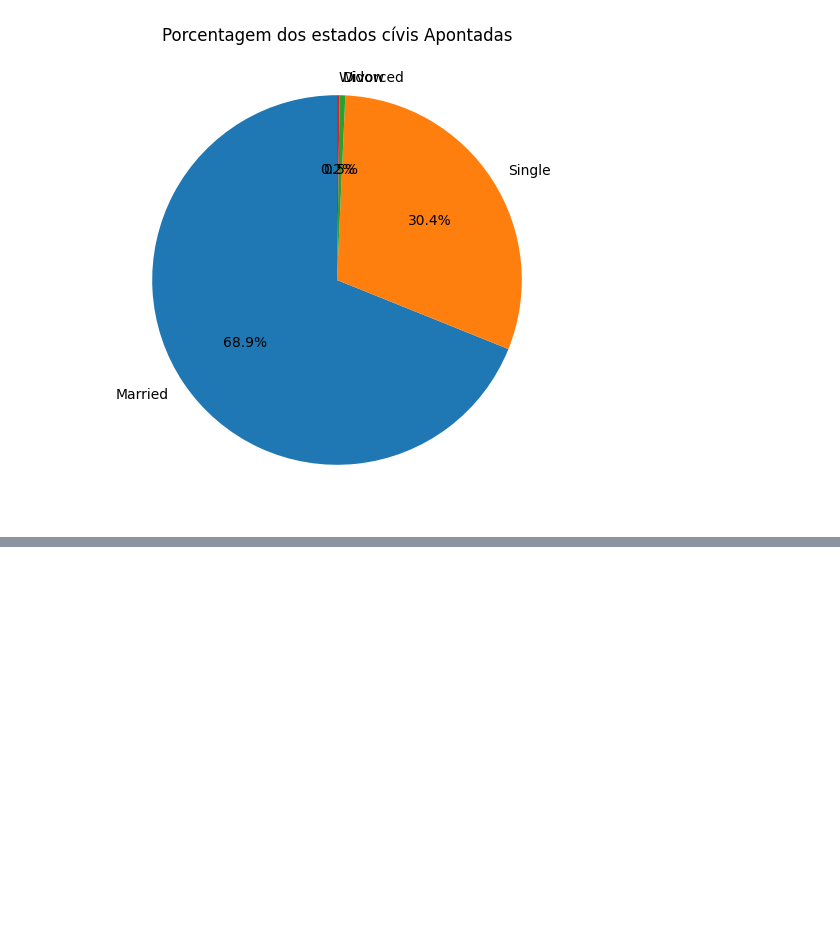
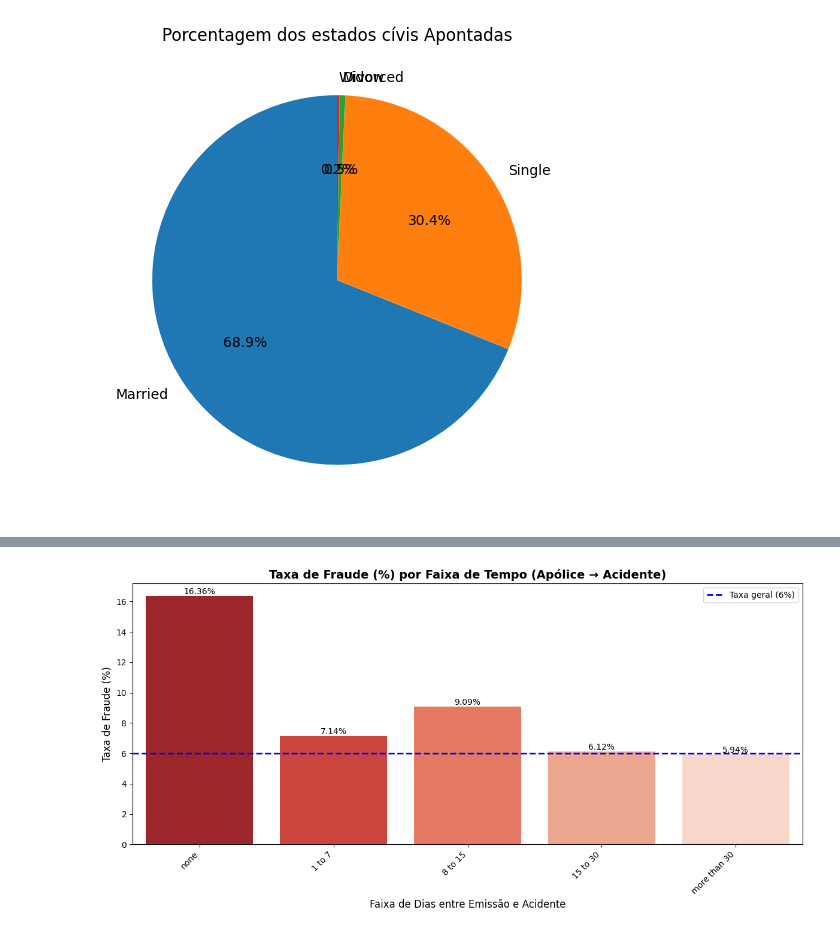
Before and after one commit to alekspettherson/Facens-Pos, a Jupyter notebook: Fundamentos Machine Learning/Trabalho_Final/242789-TrabalhoFinal.ipynb, the cells around one changed output, grey strips where cells are left out. Cells and saved outputs as stored; diff of their text form; code cells hidden in the pictures; blank space fills up the shorter version.

```diff
--- a/Fundamentos Machine Learning/Trabalho_Final/242789-TrabalhoFinal.ipynb
+++ b/Fundamentos Machine Learning/Trabalho_Final/242789-TrabalhoFinal.ipynb
@@ -521,0 +607,14 @@ plt.show()
+# %%
+# Análise Categórica - Taxa de fraude por faixa
+fraud_by_days = df.groupby('Days_Policy_Accident').agg({
+    'FraudFound_P': ['sum', 'count', 'mean']
+}).round(4)
+fraud_by_days.columns = ['Total_Fraudes', 'Total_Casos', 'Taxa_Fraude']
+fraud_by_days['Taxa_Fraude_%'] = (fraud_by_days['Taxa_Fraude'] * 100).round(2)
+
+# Ordenar por ordem lógica (do menor para o maior tempo)
+order = ['none', '1 to 7', '8 to 15', '15 to 30', 'more than 30']
+fraud_by_days = fraud_by_days.reindex([x for x in order if x in fraud_by_days.index])
+
+print("\nTaxa de Fraude por Faixa de Tempo:")
+display(fraud_by_days)
@@ -521,0 +630,21 @@ plt.show()
+# %%
+# Gráfico de barras
+plt.figure(figsize=(12, 6))
+ax = sns.barplot(data=fraud_by_days.reset_index(),
+                 x='Days_Policy_Accident', y='Taxa_Fraude_%',
+                 palette='Reds_r', hue='Days_Policy_Accident', legend=False)
+plt.title('Taxa de Fraude (%) por Faixa de Tempo (Apólice → Acidente)', fontsize=14, fontweight='bold')
+plt.xlabel('Faixa de Dias entre Emissão e Acidente', fontsize=12)
+plt.ylabel('Taxa de Fraude (%)', fontsize=12)
+plt.xticks(rotation=45, ha='right')
+plt.axhline(y=6.0, color='blue', linestyle='--', linewidth=2, label='Taxa geral (6%)')
+plt.legend()
+
+# Adicionar valores nas barras
+for container in ax.containers:
+    ax.bar_label(container, fmt='%.2f%%')
+
+plt.tight_layout()
+plt.show()
+# %% [output]
+[figure, added]
```
Also changed, not shown: parts of 46 cells of this notebook.
